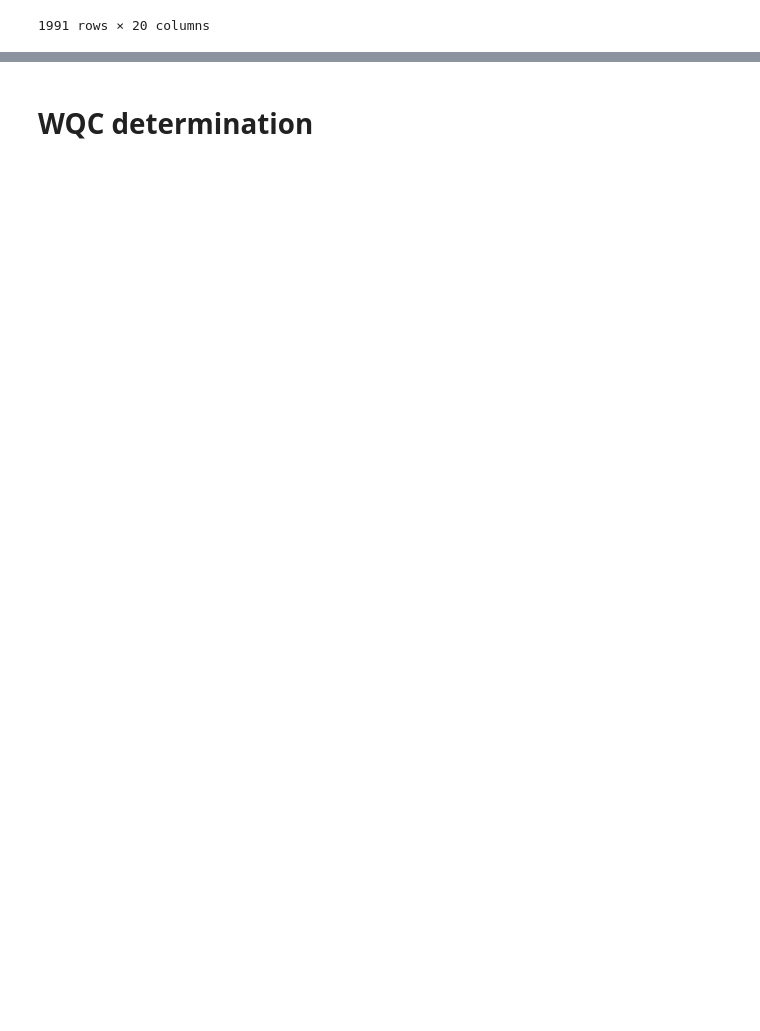
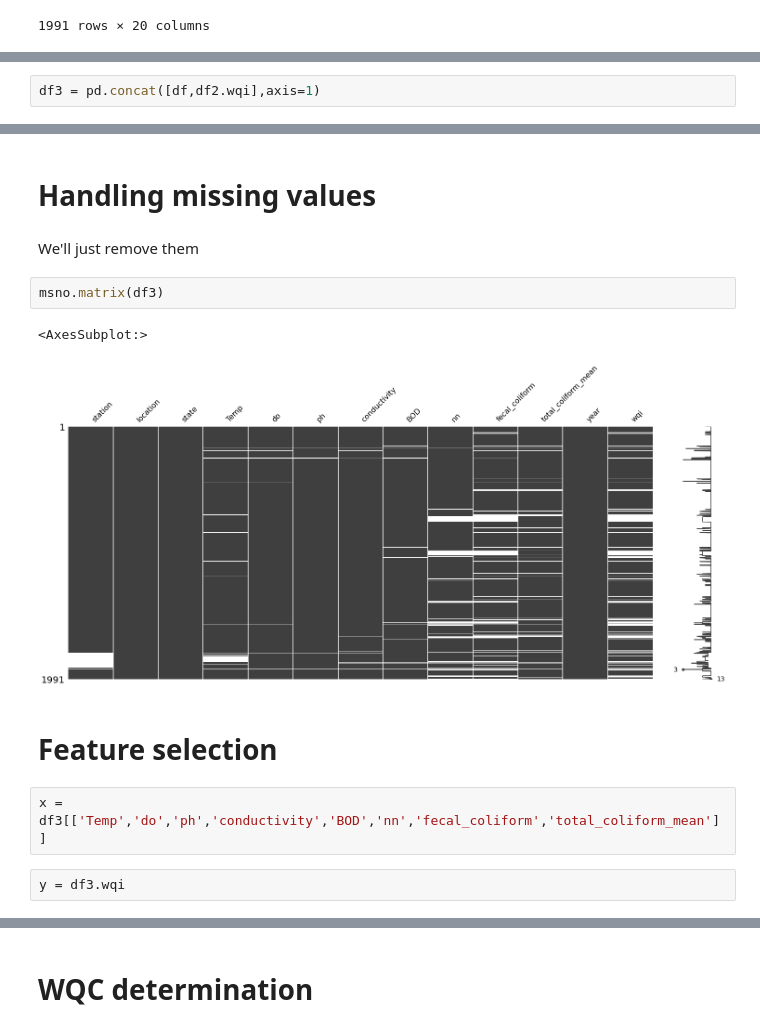
Before and after one commit to Murdock135/Water-Quality-Prediction, a Jupyter notebook: notebooks/initial_analysis.ipynb, the cells around one changed output, grey strips where cells are left out. Saved outputs shown, nothing was run; the diff lists cells and outputs as text; blank space fills up the shorter version.

```diff
--- a/notebooks/initial_analysis.ipynb
+++ b/notebooks/initial_analysis.ipynb
@@ -297,0 +300,2 @@ df2
+# %%
+df3 = pd.concat([df,df2.wqi],axis=1)
@@ -297,0 +318,15 @@ df2
+# %% [markdown]
+# Handling missing values
+# %% [markdown]
+We'll just remove them
+# %%
+msno.matrix(df3)
+# %% [output]
+<AxesSubplot:>
+[figure, added]
+# %% [markdown]
+# Feature selection
+# %%
+x = df3[['Temp','do','ph','conductivity','BOD','nn','fecal_coliform','total_coliform_mean']]
+# %%
+y = df3.wqi
```
Also changed, not shown: parts of 16 cells of this notebook.
